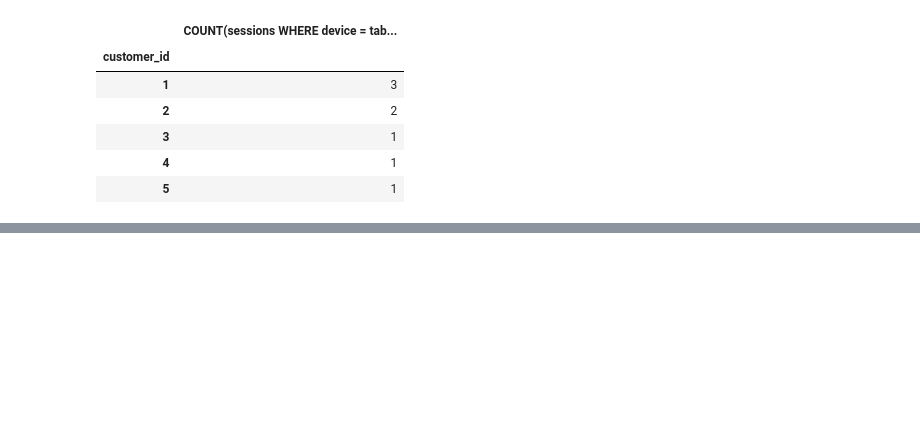
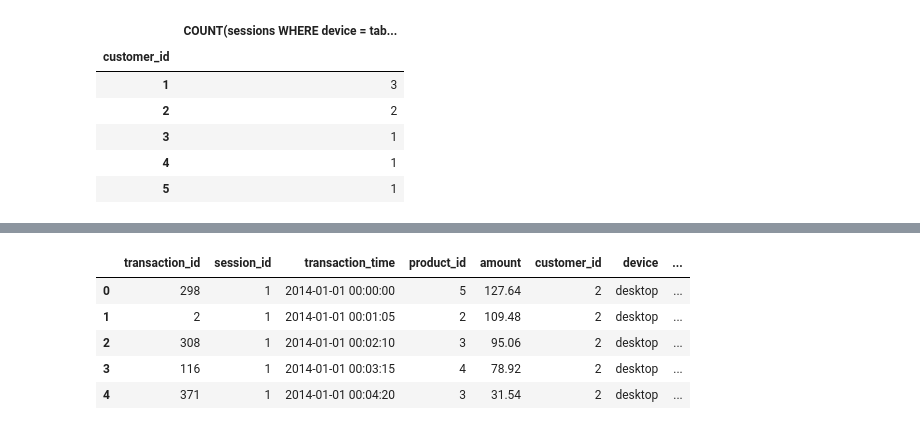
Before and after one commit to alteryx/featuretools, a Jupyter notebook: docs/source/guides/frequently_asked_questions.ipynb, the cells around one changed output, grey strips where cells are left out. Cells and saved outputs as stored; diff of their text form; code cells hidden in the pictures; blank space fills up the shorter version.

```diff
--- a/docs/source/guides/frequently_asked_questions.ipynb
+++ b/docs/source/guides/frequently_asked_questions.ipynb
@@ -794,0 +799,13 @@ Hi guys, Is there a way to combine two or more interesting values ? for instance
+# %%
+data = ft.demo.load_mock_customer()
+transactions_df = data["transactions"].merge(data["sessions"]).merge(data["customers"])
+products_df = data["products"]
+# %%
+transactions_df.head()
+# %% [output]
+|  | transaction_id | session_id | transaction_time | product_id | amount | customer_id | device | ... |
+| 0 | 298 | 1 | 2014-01-01 00:00:00 | 5 | 127.64 | 2 | desktop | ... |
+| 1 | 2 | 1 | 2014-01-01 00:01:05 | 2 | 109.48 | 2 | desktop | ... |
+| 2 | 308 | 1 | 2014-01-01 00:02:10 | 3 | 95.06 | 2 | desktop | ... |
+| 3 | 116 | 1 | 2014-01-01 00:03:15 | 4 | 78.92 | 2 | desktop | ... |
+| 4 | 371 | 1 | 2014-01-01 00:04:20 | 3 | 31.54 | 2 | desktop | ... |
```
Also changed, not shown: parts of 95 cells of this notebook.
